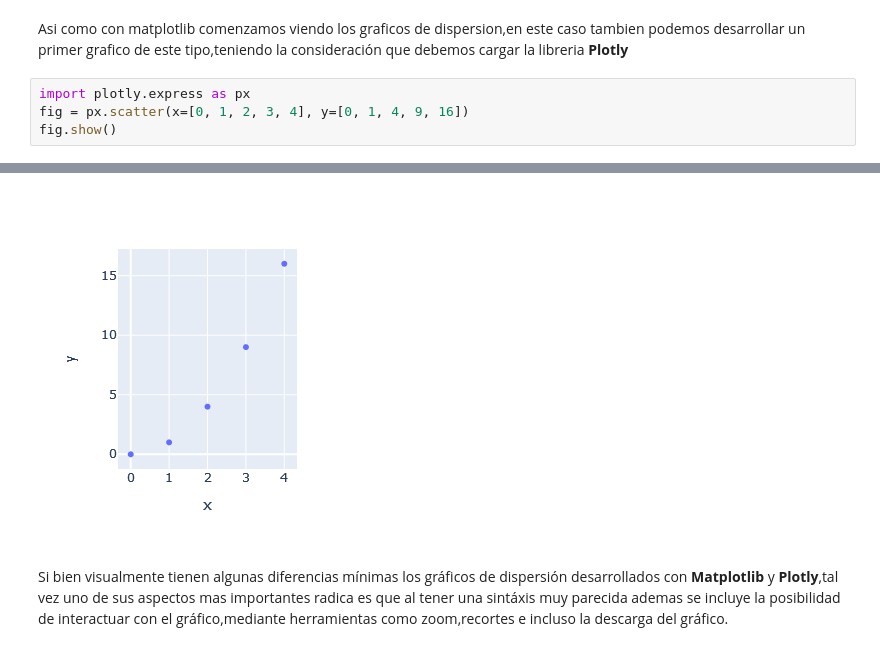
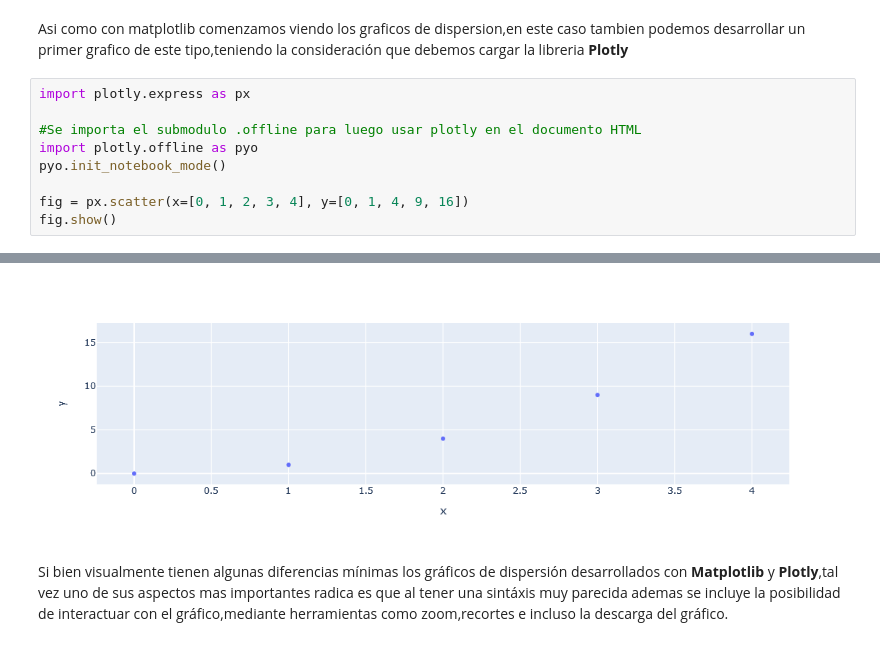
Before and after one commit to jfvenegasg/course_python, a Jupyter notebook: Curso Introducción con Python a Data Science .ipynb, the cells around one changed output, grey strips where cells are left out. Saved outputs shown, nothing was run; the diff lists cells and outputs as text.

Commit message:
Se soluciona problema de no visualización de libreria plotly.

```diff
--- a/Curso Introducción con Python a Data Science .ipynb
+++ b/Curso Introducción con Python a Data Science .ipynb
@@ -1013,6 +1013,11 @@ Junto a lo anterior Plotly,permite el desarrollo de graficos interactivos que pu
 Asi como con matplotlib comenzamos viendo los graficos de dispersion,en este caso tambien podemos desarrollar un primer grafico de este tipo,teniendo la consideración que debemos cargar la libreria **Plotly**
 # %%
 import plotly.express as px
+
+#Se importa el submodulo .offline para luego usar plotly en el documento HTML
+import plotly.offline as pyo
+pyo.init_notebook_mode()
+
 fig = px.scatter(x=[0, 1, 2, 3, 4], y=[0, 1, 4, 9, 16])
 fig.show()
 # %% [output]
@@ -1019,3 +1025,3 @@ fig.show()
-[figure, old version]
+[figure, new version]
 # %% [markdown]
 Si bien visualmente tienen algunas diferencias mínimas los gráficos de dispersión desarrollados con **Matplotlib** y **Plotly**,tal vez uno de sus aspectos mas importantes radica es que al tener una sintáxis muy parecida ademas se incluye la posibilidad de interactuar con el gráfico,mediante herramientas como zoom,recortes e incluso la descarga del gráfico.
```
Also changed, not shown: parts of 1 cell of this notebook, 1 other file.
